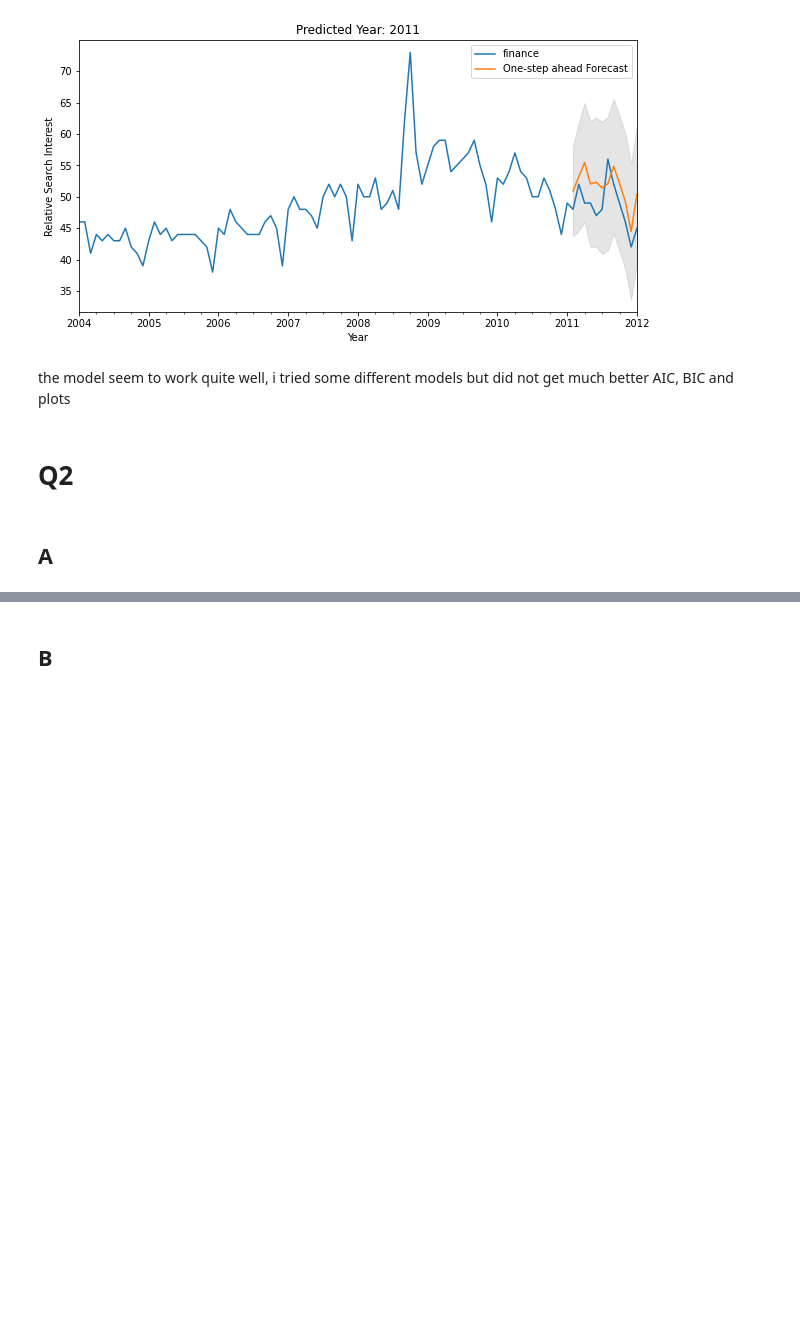
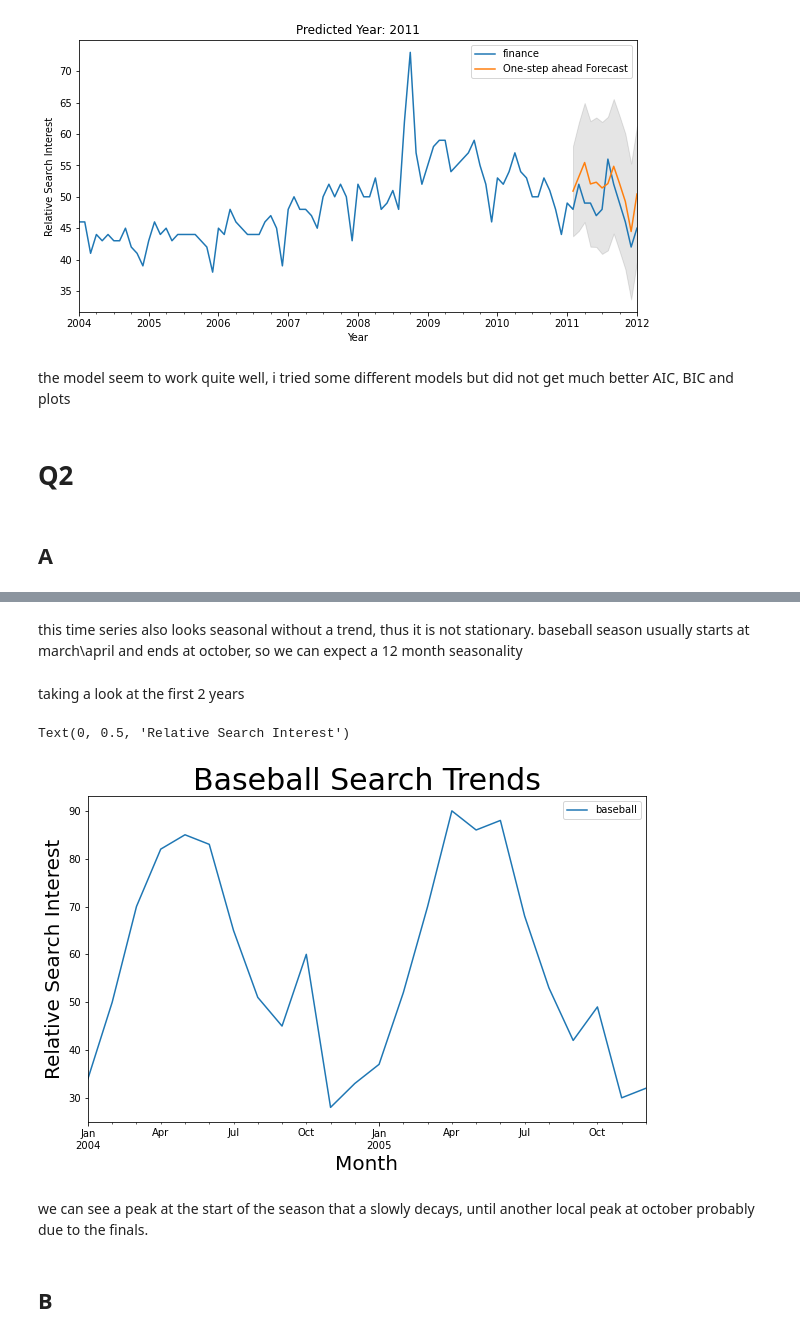
Before and after one commit to roihezkiyahu/Time-Series-Course, a Jupyter notebook: HW5/HW5.ipynb, the cells around one changed output, grey strips where cells are left out. Cells and saved outputs as stored; diff of their text form; code cells hidden in the pictures; blank space fills up the shorter version.

```diff
--- a/HW5/HW5.ipynb
+++ b/HW5/HW5.ipynb
@@ -179,2 +197,16 @@ the model seem to work quite well, i tried some different models but did not get
+# %% [markdown]
+this time series also looks seasonal without a trend, thus it is not stationary. baseball season usually starts at march\april and ends at october, so we can expect a 12 month seasonality
+# %% [markdown]
+taking a look at the first 2 years
+# %%
+baseball[:24].plot(figsize = (10,6))
+plt.title("Baseball Search Trends",fontsize=30)
+plt.xlabel('Month', fontsize=20)
+plt.ylabel('Relative Search Interest', fontsize=20)
+# %% [output]
+Text(0, 0.5, 'Relative Search Interest')
+[figure, added]
+# %% [markdown]
+we can see a peak at the start of the season that a slowly decays, until another local peak at october probably due to the finals.
 # %% [markdown]
 ## B
```
Also changed, not shown: parts of 35 cells of this notebook.
